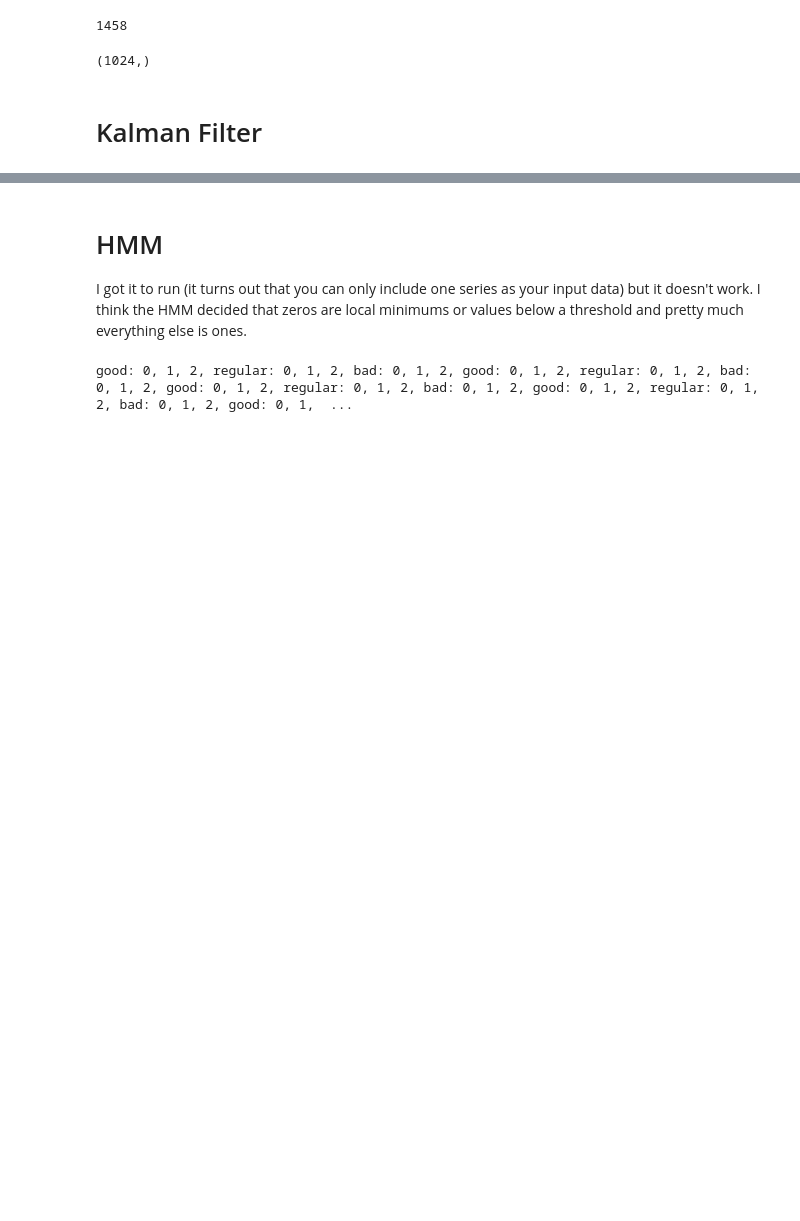
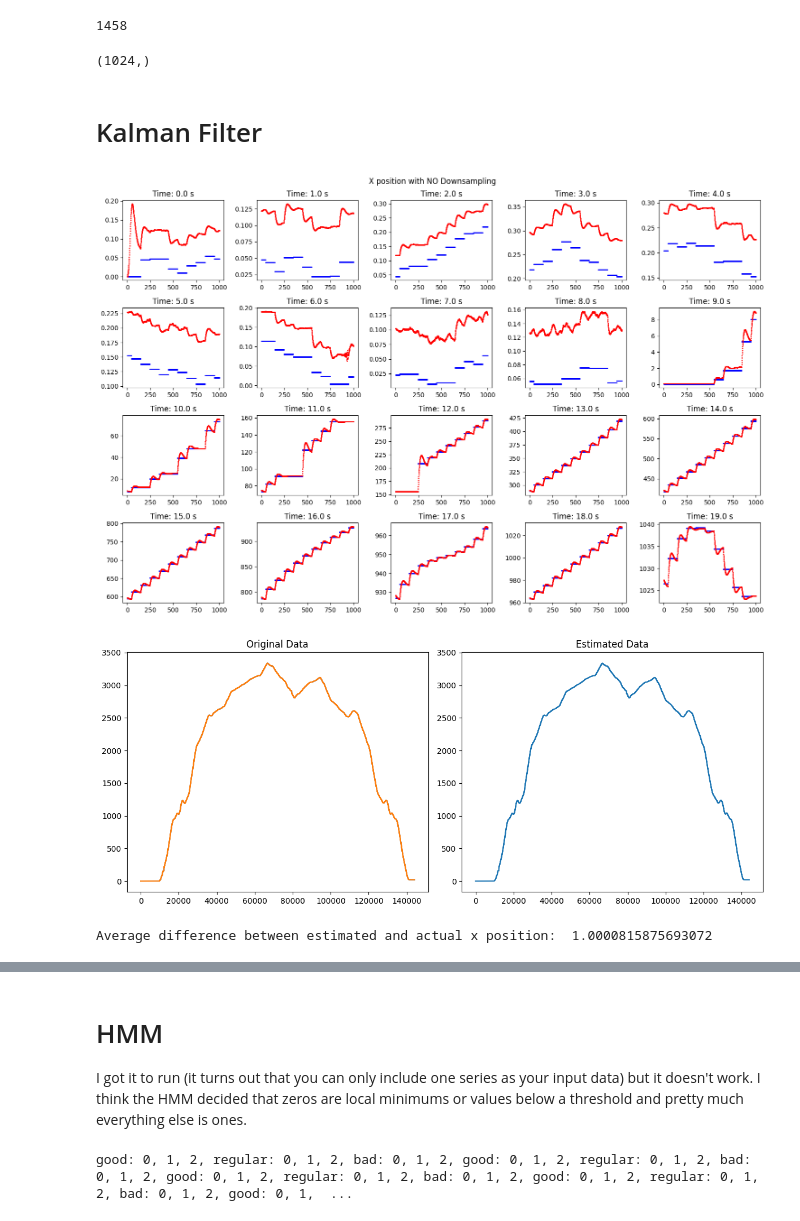
Before and after one commit to binDebug3/CarKalmanFilter, a Jupyter notebook: dallin.ipynb, the cells around one changed output, grey strips where cells are left out. Cells and saved outputs as stored; diff of their text form; code cells hidden in the pictures; blank space fills up the shorter version.

```diff
--- a/dallin.ipynb
+++ b/dallin.ipynb
@@ -232,0 +200,30 @@ kal_data["PVS 1"]["meters_latitude"].shape
+# %%
+Q = np.eye(9) * 0.1
+R = np.eye(6) * 1000
+dt = .1
+F = np.array(  [[1,0,0,dt,0,0,0,0,0],
+                [0,1,0,0,dt,0,0,0,0],
+                [0,0,1,0,0,dt,0,0,0],
+                [0,0,0,1,0,0,dt,0,0],
+                [0,0,0,0,1,0,0,dt,0],
+                [0,0,0,0,0,1,0,0,dt],
+                [0,0,0,0,0,0,1,0,0],
+                [0,0,0,0,0,0,0,1,0],
+                [0,0,0,0,0,0,0,0,1]])
+G = np.ones((9,9))
+
+# initial state
+x0 = np.zeros(9)
+P0 = 1e5 * Q
+z = df[['lat_m', 'long_m', 'elevation', 'acc_x', 'acc_y', 'acc_z']].to_numpy().T
+tsteps = 1000
+
+H = np.zeros((6, 9))
+for i in range(3):
+    H[i, i] = 1
+    H[i + 3, i + 6] = 1
+# control u
+u = np.zeros(9)
+
+kf = KalmanFilter(F, Q, H, R, G, u)
+est = kf.estimate(x0, P0, z)
@@ -232,0 +267,15 @@ kal_data["PVS 1"]["meters_latitude"].shape
+# %%
+index = 1
+offset = 0
+z_index = index if index < 3 else index - 3
+plot_subplots(est[index, offset:], z[z_index], 0, 1000, "X position with NO Downsampling")
+
+# find the average difference between two arrays
+def avg_diff(array1, array2):
+    return np.mean(np.abs(array1 - array2))
+
+print("Average difference between estimated and actual x position: ", avg_diff(est[index, offset:], z[z_index]))
+# %% [output]
+[figure, added]
+[figure, added]
+Average difference between estimated and actual x position:  1.0000815875693072
```
Also changed, not shown: parts of 12 cells of this notebook, 1 other file.
